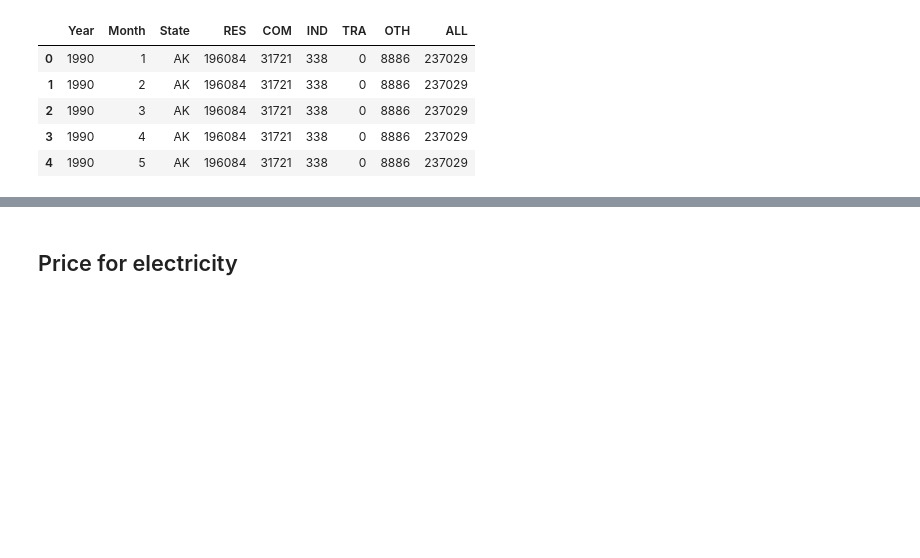
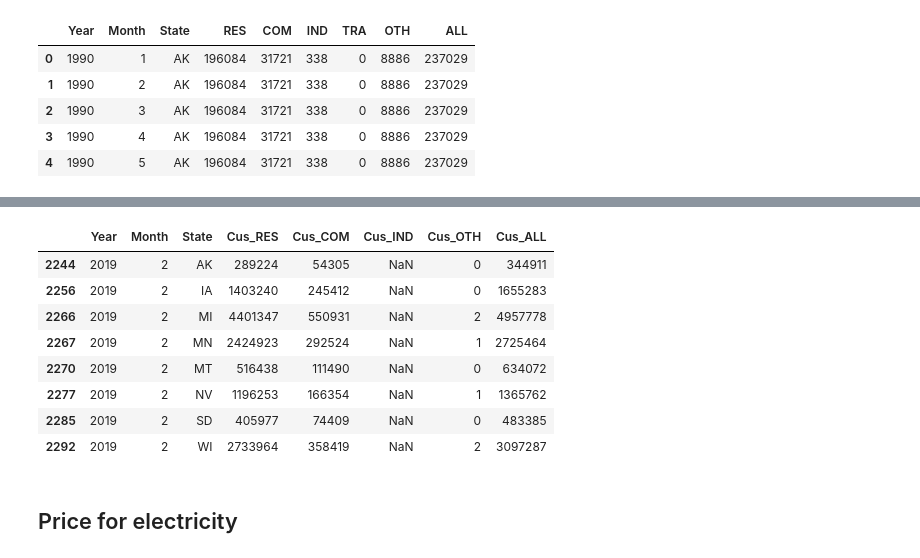
Before and after one commit to worasom/energy_sale_rev, a Jupyter notebook: clean_energy_data.ipynb, the cells around one changed output, grey strips where cells are left out. Cells and saved outputs as stored; diff of their text form; code cells hidden in the pictures; blank space fills up the shorter version.

```diff
--- a/clean_energy_data.ipynb
+++ b/clean_energy_data.ipynb
@@ -582,0 +597,10 @@ customerold.to_csv('E:/Users/Fern/energy_data/clean/customer.csv',index=False)
+# %%
+# load cusnew data from another file
+cusnew = pd.read_csv('E:/Users/Fern/energy_data/energy/Number_of_customer_accounts.csv',skiprows=4)
+# separate state and sector columns
+cusnew = get_state_sector(cusnew)
+#pivot the data
+cusnew_pivot = pivot_data(cusnew)
+# change columns name
+cusnew_pivot.columns = ['State', 'Cus_ALL', 'Cus_COM', 'Cus_IND', 'Cus_OTH', 'Cus_RES', 'Cus_TRA', 'Year', 'Month']
+cusnew_pivot.head()
@@ -582,0 +651,15 @@ customerold.to_csv('E:/Users/Fern/energy_data/clean/customer.csv',index=False)
+# %%
+# keep data on Feb 2019
+cusnew_pivot = cusnew_pivot[(cusnew_pivot['Year']==2019)&(cusnew_pivot['Month']==2)]
+# %%
+# change column types
+cols = ['Cus_ALL', 'Cus_COM', 'Cus_IND', 'Cus_OTH', 'Cus_RES','Cus_TRA']
+for col in cols:
+    cusnew_pivot[col] = pd.to_numeric(cusnew_pivot[col], errors='coerce')
+
+# fuse TRA and OTH columns
+cusnew_pivot['Cus_OTH'] = cusnew_pivot['Cus_OTH'] + cusnew_pivot['Cus_TRA']
+cusnew_pivot = cusnew_pivot.drop('Cus_TRA',axis=1)
+# %%
+cusall = pd.concat([customerold,cusnew_pivot],sort=False)
+cusall.info()
@@ -582,0 +680,12 @@ customerold.to_csv('E:/Users/Fern/energy_data/clean/customer.csv',index=False)
+# %%
+cusall[cusall.isna().any(axis=1)]
+# %% [output]
+|  | Year | Month | State | Cus_RES | Cus_COM | Cus_IND | Cus_OTH | Cus_ALL |
+| 2244 | 2019 | 2 | AK | 289224 | 54305 | NaN | 0 | 344911 |
+| 2256 | 2019 | 2 | IA | 1403240 | 245412 | NaN | 0 | 1655283 |
+| 2266 | 2019 | 2 | MI | 4401347 | 550931 | NaN | 2 | 4957778 |
+| 2267 | 2019 | 2 | MN | 2424923 | 292524 | NaN | 1 | 2725464 |
+| 2270 | 2019 | 2 | MT | 516438 | 111490 | NaN | 0 | 634072 |
+| 2277 | 2019 | 2 | NV | 1196253 | 166354 | NaN | 1 | 1365762 |
+| 2285 | 2019 | 2 | SD | 405977 | 74409 | NaN | 0 | 483385 |
+| 2292 | 2019 | 2 | WI | 2733964 | 358419 | NaN | 2 | 3097287 |
```
Also changed, not shown: parts of 49 cells of this notebook, 1 other file.
